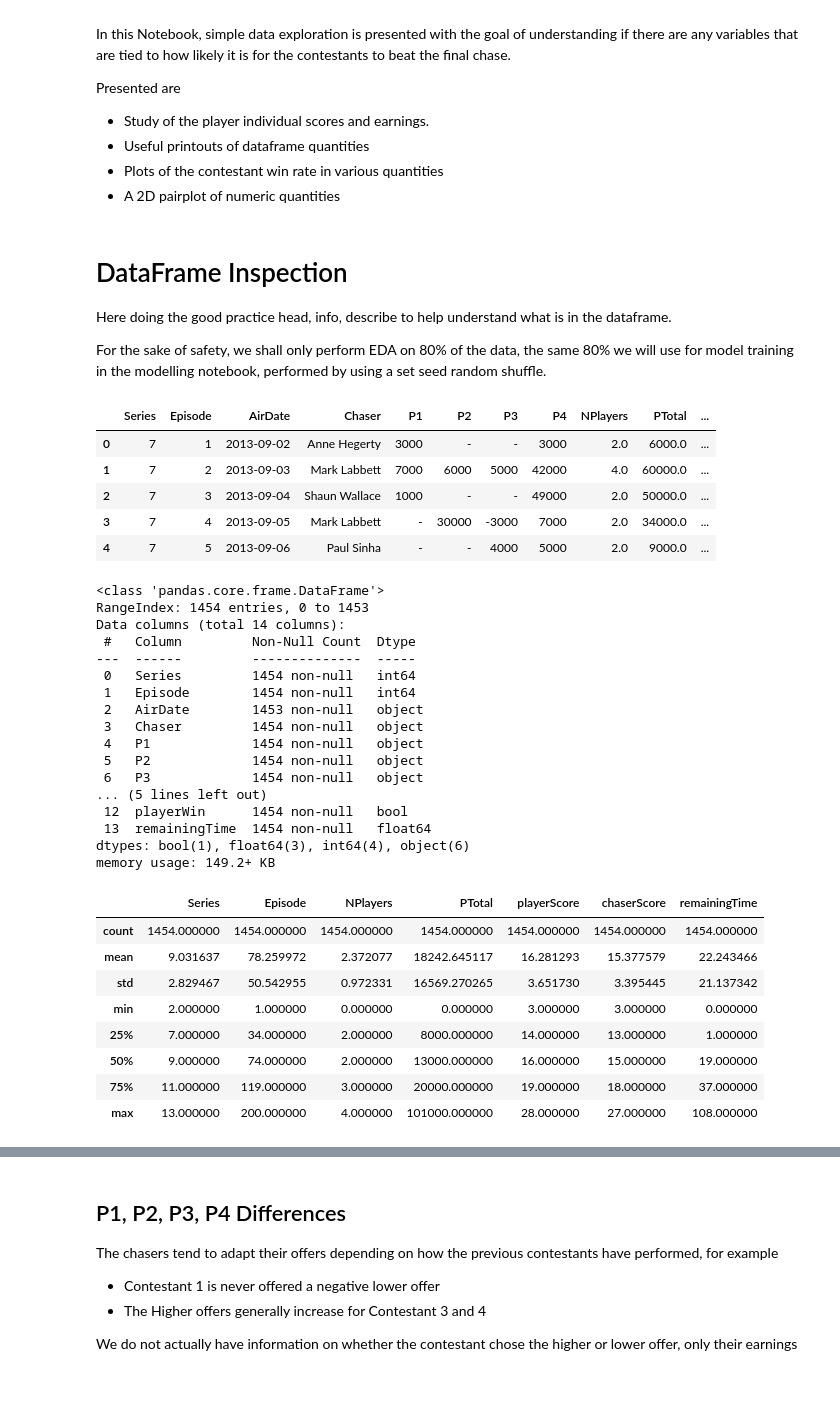
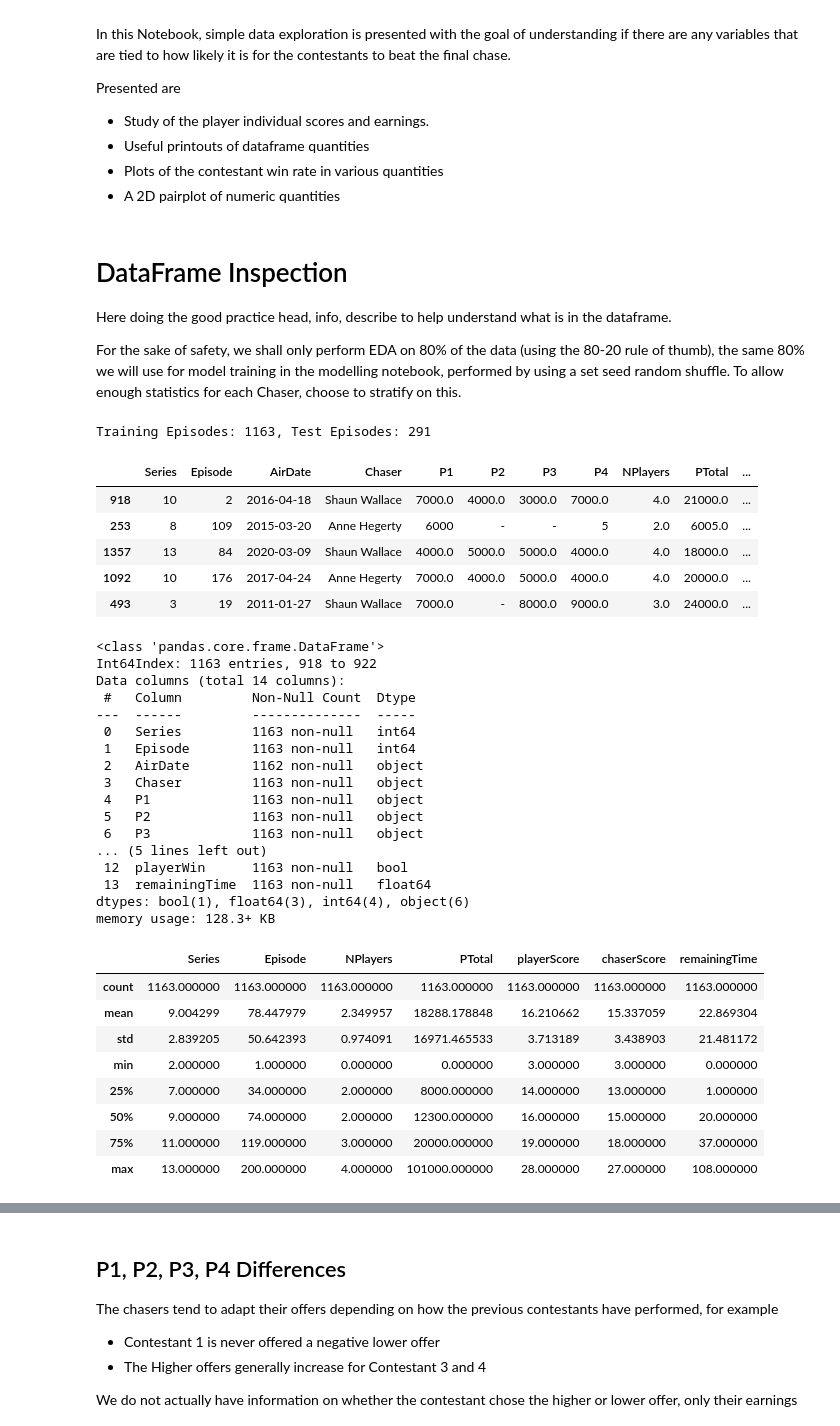
Before and after one commit to hjlyons/ClassicProjects, a Jupyter notebook: TheChase/Simple_EDA.ipynb, the cells around one changed output, grey strips where cells are left out. Drawn from its saved outputs; the diff is of its cells as text; code cells hidden in the pictures; blank space fills up the shorter version.

```diff
--- a/TheChase/Simple_EDA.ipynb
+++ b/TheChase/Simple_EDA.ipynb
@@ -26,49 +26,51 @@ plt.rcParams.update({'errorbar.capsize': 3})
 # DataFrame Inspection
 Here doing the good practice head, info, describe to help understand what is in the dataframe.
 
-For the sake of safety, we shall only perform EDA on 80% of the data, the same 80% we will use for model training in the modelling notebook, performed by using a set seed random shuffle.
+For the sake of safety, we shall only perform EDA on 80% of the data (using the 80-20 rule of thumb), the same 80% we will use for model training in the modelling notebook, performed by using a set seed random shuffle. To allow enough statistics for each Chaser, choose to stratify on this.
 # %%
 full_df = pd.read_csv('data/parsed_chase.csv')
 from sklearn.model_selection import train_test_split
-df, test_df = train_test_split(df, df, test_size=0.2, random_state=1000)
+df, test_df = train_test_split(full_df, test_size=0.2, random_state=1000, stratify=full_df["Chaser"])
+print("Training Episodes: {}, Test Episodes: {}".format(len(df), len(test_df)))
 df.head()
 # %% [output]
+Training Episodes: 1163, Test Episodes: 291
 |  | Series | Episode | AirDate | Chaser | P1 | P2 | P3 | P4 | NPlayers | PTotal | ... |
-| 0 | 7 | 1 | 2013-09-02 | Anne Hegerty | 3000 | - | - | 3000 | 2.0 | 6000.0 | ... |
-| 1 | 7 | 2 | 2013-09-03 | Mark Labbett | 7000 | 6000 | 5000 | 42000 | 4.0 | 60000.0 | ... |
-| 2 | 7 | 3 | 2013-09-04 | Shaun Wallace | 1000 | - | - | 49000 | 2.0 | 50000.0 | ... |
-| 3 | 7 | 4 | 2013-09-05 | Mark Labbett | - | 30000 | -3000 | 7000 | 2.0 | 34000.0 | ... |
-| 4 | 7 | 5 | 2013-09-06 | Paul Sinha | - | - | 4000 | 5000 | 2.0 | 9000.0 | ... |
+| 918 | 10 | 2 | 2016-04-18 | Shaun Wallace | 7000.0 | 4000.0 | 3000.0 | 7000.0 | 4.0 | 21000.0 | ... |
+| 253 | 8 | 109 | 2015-03-20 | Anne Hegerty | 6000 | - | - | 5 | 2.0 | 6005.0 | ... |
+| 1357 | 13 | 84 | 2020-03-09 | Shaun Wallace | 4000.0 | 5000.0 | 5000.0 | 4000.0 | 4.0 | 18000.0 | ... |
+| 1092 | 10 | 176 | 2017-04-24 | Anne Hegerty | 7000.0 | 4000.0 | 5000.0 | 4000.0 | 4.0 | 20000.0 | ... |
+| 493 | 3 | 19 | 2011-01-27 | Shaun Wallace | 7000.0 | - | 8000.0 | 9000.0 | 3.0 | 24000.0 | ... |
 # %%
 df.info()
 # %% [output]
 <class 'pandas.core.frame.DataFrame'>
-RangeIndex: 1454 entries, 0 to 1453
+Int64Index: 1163 entries, 918 to 922
 Data columns (total 14 columns):
  #   Column         Non-Null Count  Dtype
 ---  ------         --------------  -----
- 0   Series         1454 non-null   int64
- 1   Episode        1454 non-null   int64
- 2   AirDate        1453 non-null   object
- 3   Chaser         1454 non-null   object
- 4   P1             1454 non-null   object
- 5   P2             1454 non-null   object
- 6   P3             1454 non-null   object
+ 0   Series         1163 non-null   int64
+ 1   Episode        1163 non-null   int64
+ 2   AirDate        1162 non-null   object
+ 3   Chaser         1163 non-null   object
+ 4   P1             1163 non-null   object
+ 5   P2             1163 non-null   object
+ 6   P3             1163 non-null   object
 ... (5 lines left out)
- 12  playerWin      1454 non-null   bool
- 13  remainingTime  1454 non-null   float64
+ 12  playerWin      1163 non-null   bool
+ 13  remainingTime  1163 non-null   float64
 dtypes: bool(1), float64(3), int64(4), object(6)
-memory usage: 149.2+ KB
+memory usage: 128.3+ KB
 # %%
 df.describe()
 # %% [output]
 |  | Series | Episode | NPlayers | PTotal | playerScore | chaserScore | remainingTime |
-| count | 1454.000000 | 1454.000000 | 1454.000000 | 1454.000000 | 1454.000000 | 1454.000000 | 1454.000000 |
-| mean | 9.031637 | 78.259972 | 2.372077 | 18242.645117 | 16.281293 | 15.377579 | 22.243466 |
-| std | 2.829467 | 50.542955 | 0.972331 | 16569.270265 | 3.651730 | 3.395445 | 21.137342 |
+| count | 1163.000000 | 1163.000000 | 1163.000000 | 1163.000000 | 1163.000000 | 1163.000000 | 1163.000000 |
+| mean | 9.004299 | 78.447979 | 2.349957 | 18288.178848 | 16.210662 | 15.337059 | 22.869304 |
+| std | 2.839205 | 50.642393 | 0.974091 | 16971.465533 | 3.713189 | 3.438903 | 21.481172 |
 | min | 2.000000 | 1.000000 | 0.000000 | 0.000000 | 3.000000 | 3.000000 | 0.000000 |
 | 25% | 7.000000 | 34.000000 | 2.000000 | 8000.000000 | 14.000000 | 13.000000 | 1.000000 |
-| 50% | 9.000000 | 74.000000 | 2.000000 | 13000.000000 | 16.000000 | 15.000000 | 19.000000 |
+| 50% | 9.000000 | 74.000000 | 2.000000 | 12300.000000 | 16.000000 | 15.000000 | 20.000000 |
 | 75% | 11.000000 | 119.000000 | 3.000000 | 20000.000000 | 19.000000 | 18.000000 | 37.000000 |
 | max | 13.000000 | 200.000000 | 4.000000 | 101000.000000 | 28.000000 | 27.000000 | 108.000000 |
 # %% [markdown]
```
Also changed, not shown: parts of 7 cells of this notebook.
